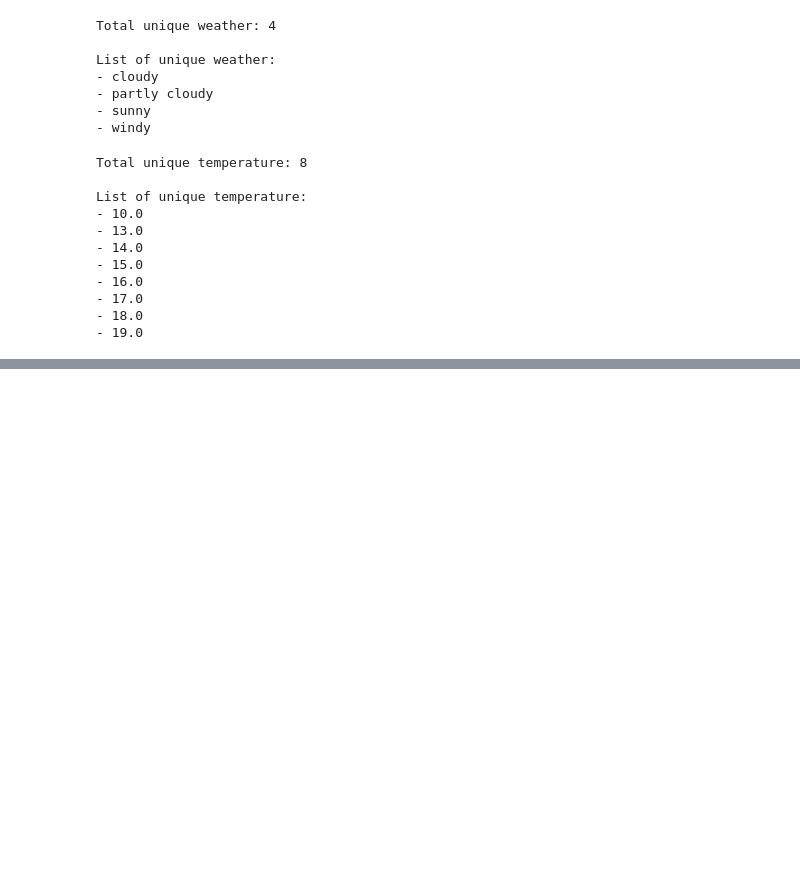
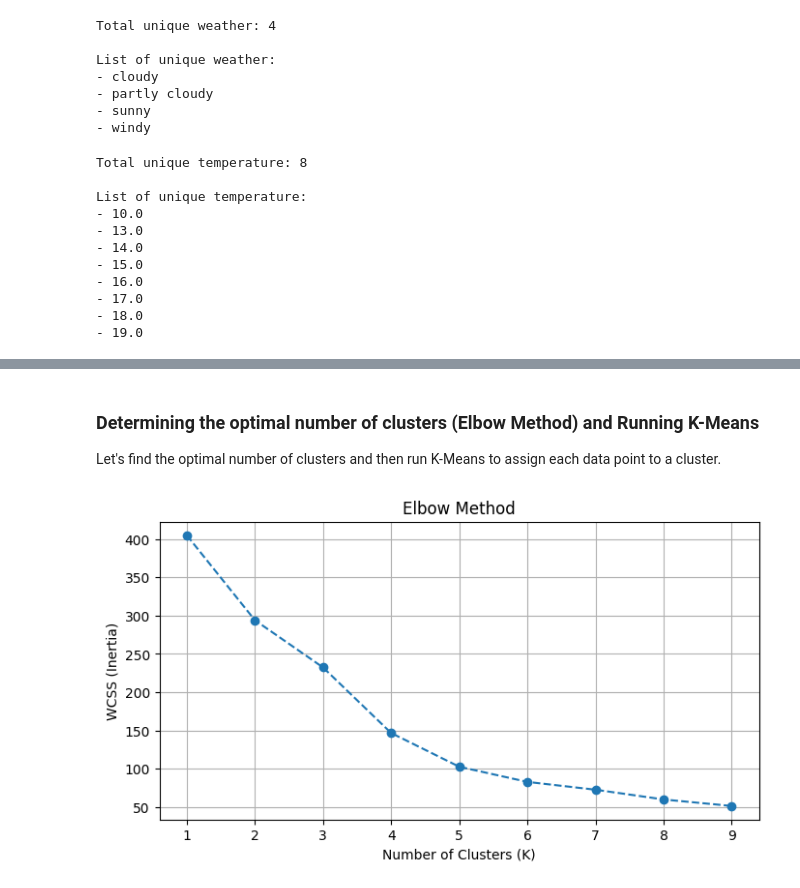
Before and after one commit to jose2049/ml-project-colab, a Jupyter notebook: CampusDataSet.ipynb, the cells around one changed output, grey strips where cells are left out. Saved outputs shown, nothing was run; the diff lists cells and outputs as text; code cells hidden in the pictures; blank space fills up the shorter version.

Commit message:
Using K-means clustering and displaying the data

```diff
--- a/CampusDataSet.ipynb
+++ b/CampusDataSet.ipynb
@@ -237,0 +248,25 @@ temperature_mapping = {
+# %%
+import pandas as pd
+from sklearn.preprocessing import StandardScaler
+from sklearn.cluster import KMeans
+import matplotlib.pyplot as plt
+import seaborn as sns
+
+# 1. Ensure temperature is numeric (convert 'none' to NaN first, then we can fill it with the median temperature)
+df['temperature_numeric'] = pd.to_numeric(df['temperature_c'], errors='coerce')
+median_temp = df['temperature_numeric'].median()
+df['temperature_numeric'] = df['temperature_numeric'].fillna(median_temp)
+
+# 2. Select our three features for clustering
+features = ['location_encoded', 'weather_encoded', 'temperature_numeric']
+X = df[features].copy()
+
+# Check for any unexpected NaN values in our features and fill them
+X = X.fillna(0)
+
+# 3. Scale the features
+scaler = StandardScaler()
+X_scaled = scaler.fit_transform(X)
+
+print("Features scaled successfully. Ready for clustering!")
+display(pd.DataFrame(X_scaled, columns=features).head())
@@ -237,0 +281,21 @@ temperature_mapping = {
+# %% [markdown]
+### Determining the optimal number of clusters (Elbow Method) and Running K-Means
+Let's find the optimal number of clusters and then run K-Means to assign each data point to a cluster.
+# %%
+# Let's find the best number of clusters (K) using the Elbow Method
+wcss = []
+for i in range(1, 10):
+    kmeans = KMeans(n_clusters=i, init='k-means++', random_state=42, n_init='auto')
+    kmeans.fit(X_scaled)
+    wcss.append(kmeans.inertia_)
+
+# Plot the Elbow Curve
+plt.figure(figsize=(8, 4))
+plt.plot(range(1, 10), wcss, marker='o', linestyle='--')
+plt.title('Elbow Method')
+plt.xlabel('Number of Clusters (K)')
+plt.ylabel('WCSS (Inertia)')
+plt.grid(True)
+plt.show()
+# %% [output]
+[figure, added]
```
Also changed, not shown: parts of 13 cells of this notebook.
